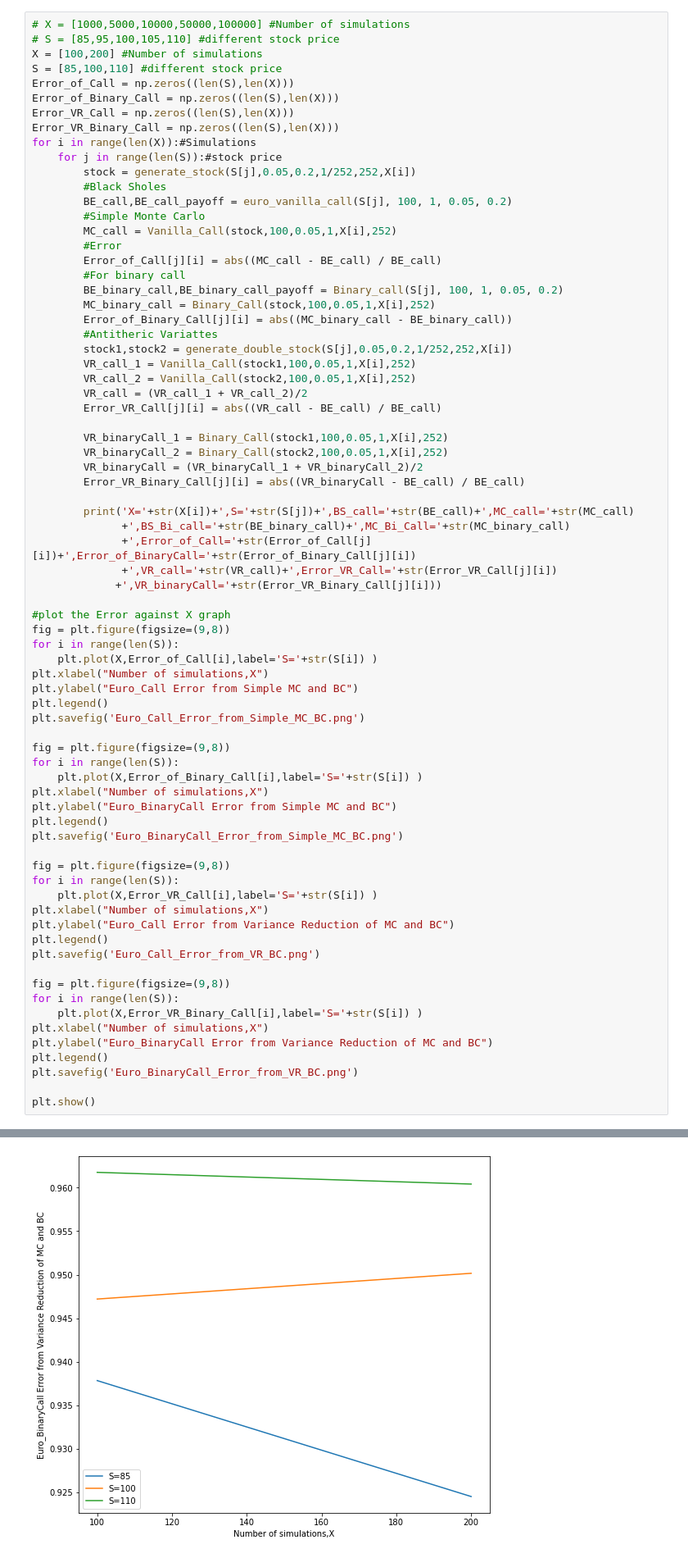
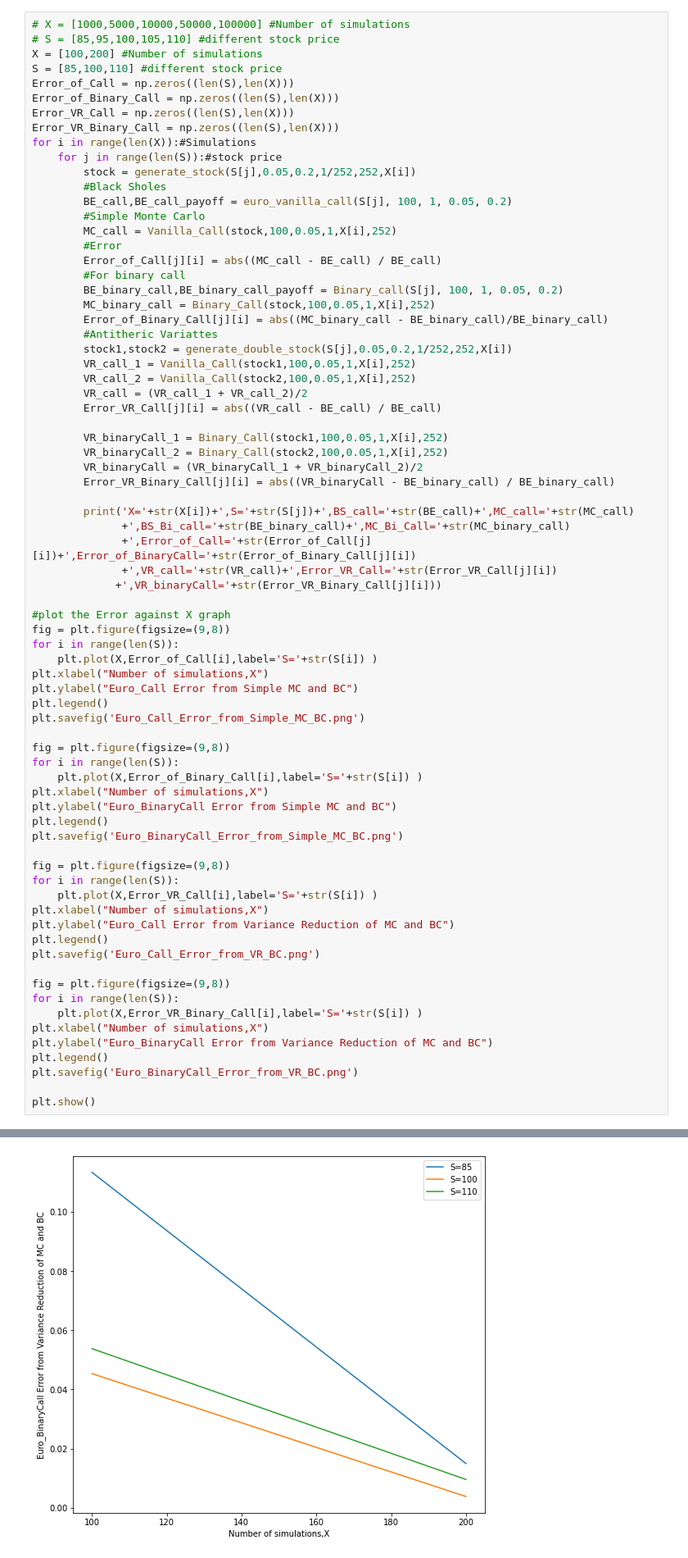
Before and after one commit to HaoMenghang/Final-Year-Individual-Project, a Jupyter notebook: Individual Project.ipynb, the cells around one changed output, grey strips where cells are left out. Shown at 82% size. Drawn from its saved outputs; the diff is of its cells as text.

Commit message:
correct error formula

```diff
--- a/Individual Project.ipynb
+++ b/Individual Project.ipynb
@@ -217,7 +217,7 @@ for i in range(len(X)):#Simulations
         #For binary call
         BE_binary_call,BE_binary_call_payoff = Binary_call(S[j], 100, 1, 0.05, 0.2)
         MC_binary_call = Binary_Call(stock,100,0.05,1,X[i],252)
-        Error_of_Binary_Call[j][i] = abs((MC_binary_call - BE_binary_call))
+        Error_of_Binary_Call[j][i] = abs((MC_binary_call - BE_binary_call)/BE_binary_call)
         #Antitheric Variattes
         stock1,stock2 = generate_double_stock(S[j],0.05,0.2,1/252,252,X[i])
         VR_call_1 = Vanilla_Call(stock1,100,0.05,1,X[i],252)
@@ -228,7 +228,7 @@ for i in range(len(X)):#Simulations
         VR_binaryCall_1 = Binary_Call(stock1,100,0.05,1,X[i],252)
         VR_binaryCall_2 = Binary_Call(stock2,100,0.05,1,X[i],252)
         VR_binaryCall = (VR_binaryCall_1 + VR_binaryCall_2)/2
-        Error_VR_Binary_Call[j][i] = abs((VR_binaryCall - BE_call) / BE_call)
+        Error_VR_Binary_Call[j][i] = abs((VR_binaryCall - BE_binary_call) / BE_binary_call)
 
         print('X='+str(X[i])+',S='+str(S[j])+',BS_call='+str(BE_call)+',MC_call='+str(MC_call)
               +',BS_Bi_call='+str(BE_binary_call)+',MC_Bi_Call='+str(MC_binary_call)
@@ -283 +283 @@ X=200,S=110,BS_call=17.66295374059044,MC_call=17.82989827476022,BS_Bi_call=0.698
-[figure, old version]
+[figure, new version]
```
Also changed, not shown: parts of 1 cell of this notebook, 5 other files.
